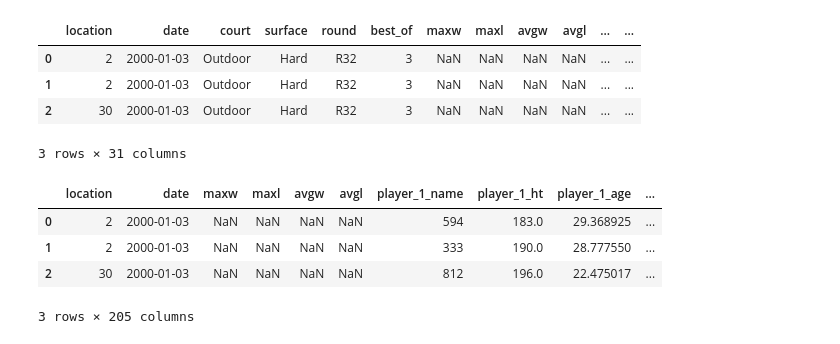
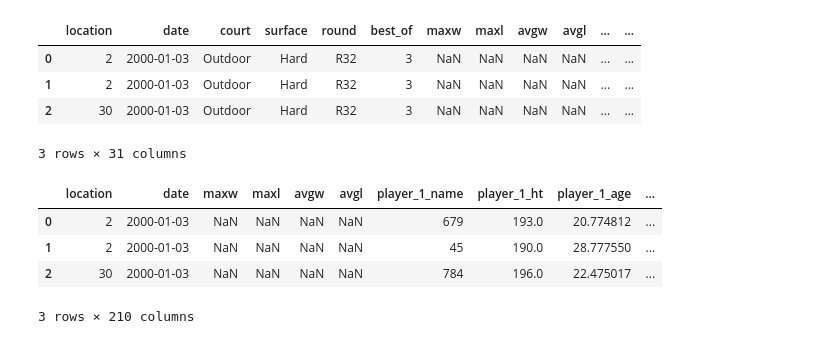
Before and after one commit to Shakhtery/data-mining, a Jupyter notebook: Data_Preparation.ipynb, the cells around one changed output. Cells and saved outputs as stored; diff of their text form; code cells hidden in the pictures.

Commit message:
Fixed players encoding

```diff
--- a/Data_Preparation.ipynb
+++ b/Data_Preparation.ipynb
@@ -739,8 +739,10 @@ merged.to_csv("Data/final_data_raw.csv")
 # Location, winner_name/loser_name encode
 
 merged["location"] = merged["location"].astype('category').cat.codes
-merged["player_1_name"] = merged["player_1_name"].astype('category').cat.codes
-merged["player_1_name"] = merged["player_2_name"].astype('category').cat.codes
+
+conc_names = pd.concat([merged["player_1_name"], merged["player_2_name"]]).astype('category').cat.codes
+merged["player_1_name"] = conc_names.iloc[:len(conc_names)//2]
+merged["player_2_name"] = conc_names.iloc[len(conc_names)//2:]
 merged.head(3)
 # %% [output]
 |  | location | date | court | surface | round | best_of | maxw | maxl | avgw | avgl | ... | ... |
@@ -786,24 +788,27 @@ merged.head(3)
 # %%
 # One-hot encoding
 # Court, surface, round, best_of, tourney_level, winner_hand/loser_hand, winner_ioc/loser_ioc encoding
 
 merged = pd.concat([merged, pd.get_dummies(merged["court"])], axis=1).drop("court", axis=1)
 merged = pd.concat([merged, pd.get_dummies(merged["surface"])], axis=1).drop("surface", axis=1)
 merged = pd.concat([merged, pd.get_dummies(merged["round"])], axis=1).drop("round", axis=1)
 merged = pd.concat([merged, pd.get_dummies(merged["best_of"])], axis=1).drop("best_of", axis=1)
 merged = pd.concat([merged, pd.get_dummies(merged["tourney_level"])], axis=1).drop("tourney_level", axis=1)
 
-merged = pd.concat([merged, pd.get_dummies(merged["player_1_hand"])], axis=1).drop("player_1_hand", axis=1)
-merged = pd.concat([merged, pd.get_dummies(merged["player_2_hand"])], axis=1).drop("player_2_hand", axis=1)
-merged = pd.concat([merged, pd.get_dummies(merged["player_1_ioc"])], axis=1).drop("player_1_ioc", axis=1)
-merged = pd.concat([merged, pd.get_dummies(merged["player_2_ioc"])], axis=1).drop("player_2_ioc", axis=1)
+ohe_conc_players_hand = pd.get_dummies(pd.concat([merged["player_1_hand"], merged["player_2_hand"]]))
+merged = pd.concat([merged, ohe_conc_players_hand.iloc[:len(ohe_conc_players_hand)//2]], axis=1).drop("player_1_hand", axis=1)
+merged = pd.concat([merged, ohe_conc_players_hand.iloc[len(ohe_conc_players_hand)//2:]], axis=1).drop("player_2_hand", axis=1)
+
+ohe_conc_players_ioc = pd.get_dummies(pd.concat([merged["player_1_ioc"], merged["player_2_ioc"]]))
+merged = pd.concat([merged, ohe_conc_players_ioc.iloc[:len(ohe_conc_players_ioc)//2]], axis=1).drop("player_1_ioc", axis=1)
+merged = pd.concat([merged, ohe_conc_players_ioc.iloc[len(ohe_conc_players_ioc)//2:]], axis=1).drop("player_2_ioc", axis=1)
 merged.head(3)
 # %% [output]
 |  | location | date | maxw | maxl | avgw | avgl | player_1_name | player_1_ht | player_1_age | ... |
-| 0 | 2 | 2000-01-03 | NaN | NaN | NaN | NaN | 594 | 183.0 | 29.368925 | ... |
-| 1 | 2 | 2000-01-03 | NaN | NaN | NaN | NaN | 333 | 190.0 | 28.777550 | ... |
-| 2 | 30 | 2000-01-03 | NaN | NaN | NaN | NaN | 812 | 196.0 | 22.475017 | ... |
+| 0 | 2 | 2000-01-03 | NaN | NaN | NaN | NaN | 679 | 193.0 | 20.774812 | ... |
+| 1 | 2 | 2000-01-03 | NaN | NaN | NaN | NaN | 45 | 190.0 | 28.777550 | ... |
+| 2 | 30 | 2000-01-03 | NaN | NaN | NaN | NaN | 784 | 196.0 | 22.475017 | ... |
-3 rows × 205 columns
+3 rows × 210 columns
 # %%
 # Standard Scaling
 # wrank/lrank, winner_ht/loser_ht, winner_age/loser_age scale
```
Also changed, not shown: parts of 13 cells of this notebook, 2 other files.
